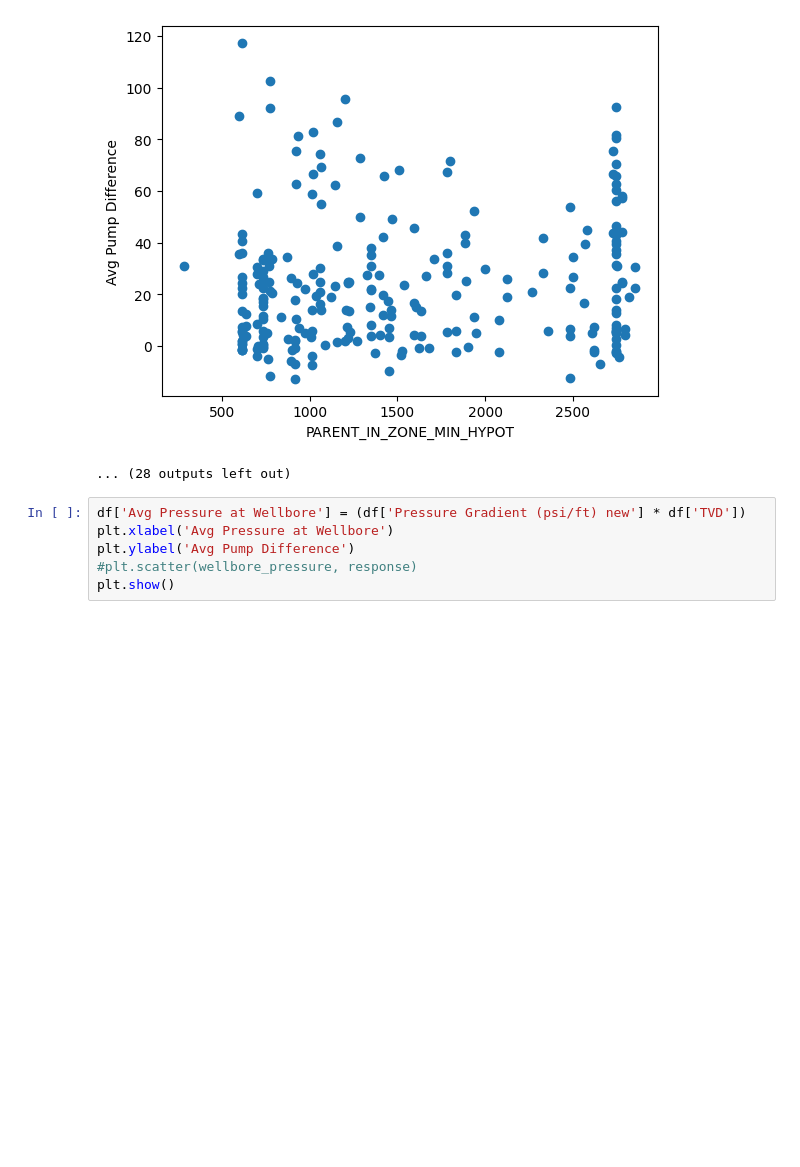
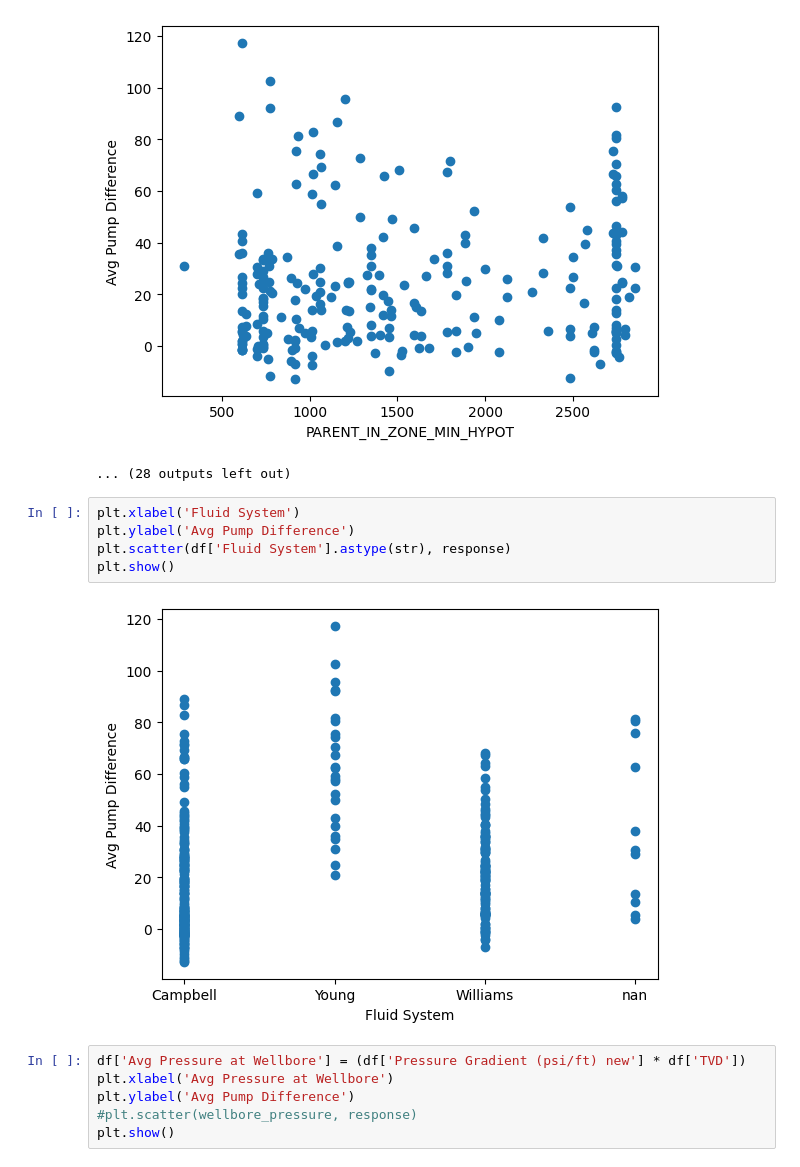
Before and after one commit to PGEHackathon/wildcats, a Jupyter notebook: FeatureExploration.ipynb, the cells around one changed output. Cells and saved outputs as stored; diff of their text form; blank space fills up the shorter version.

```diff
--- a/FeatureExploration.ipynb
+++ b/FeatureExploration.ipynb
@@ -54,6 +49,13 @@ for x_name in df:
 [figure]
 [figure]
 ... (28 outputs left out)
+# %%
+plt.xlabel('Fluid System')
+plt.ylabel('Avg Pump Difference')
+plt.scatter(df['Fluid System'].astype(str), response)
+plt.show()
+# %% [output]
+[figure, added]
 # %%
 df['Avg Pressure at Wellbore'] = (df['Pressure Gradient (psi/ft) new'] * df['TVD'])
 plt.xlabel('Avg Pressure at Wellbore')
```
Also changed, not shown: parts of 4 cells of this notebook, 8 other files.
